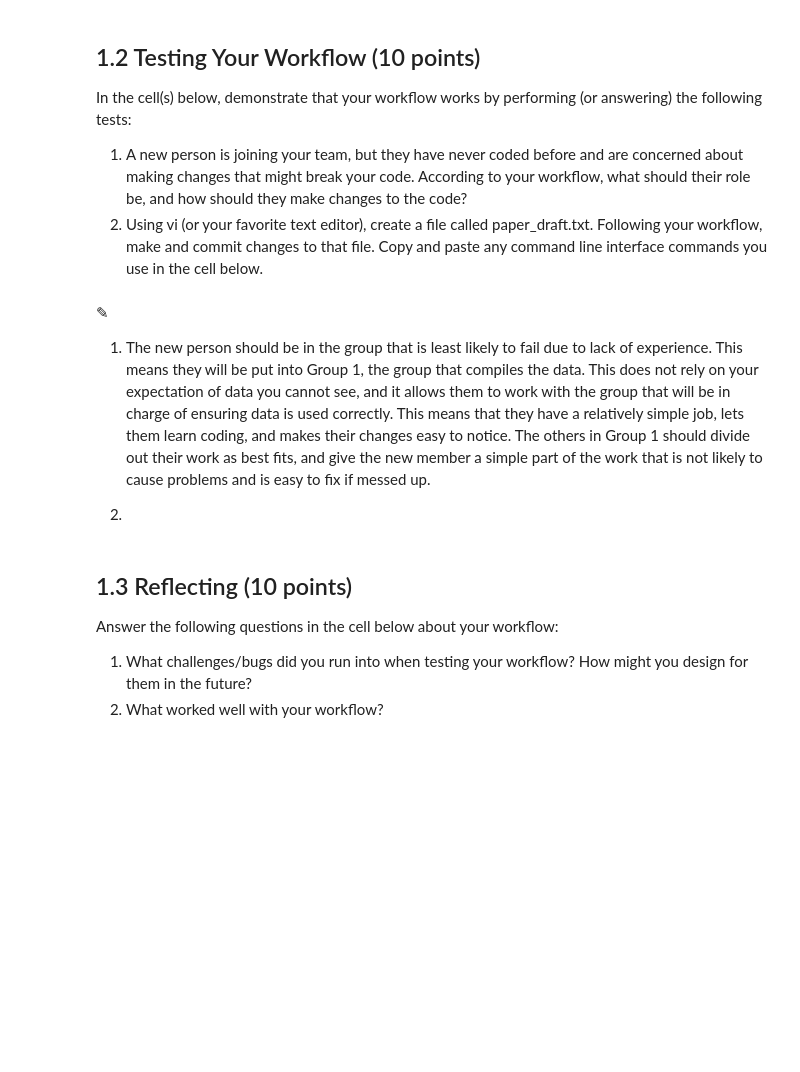
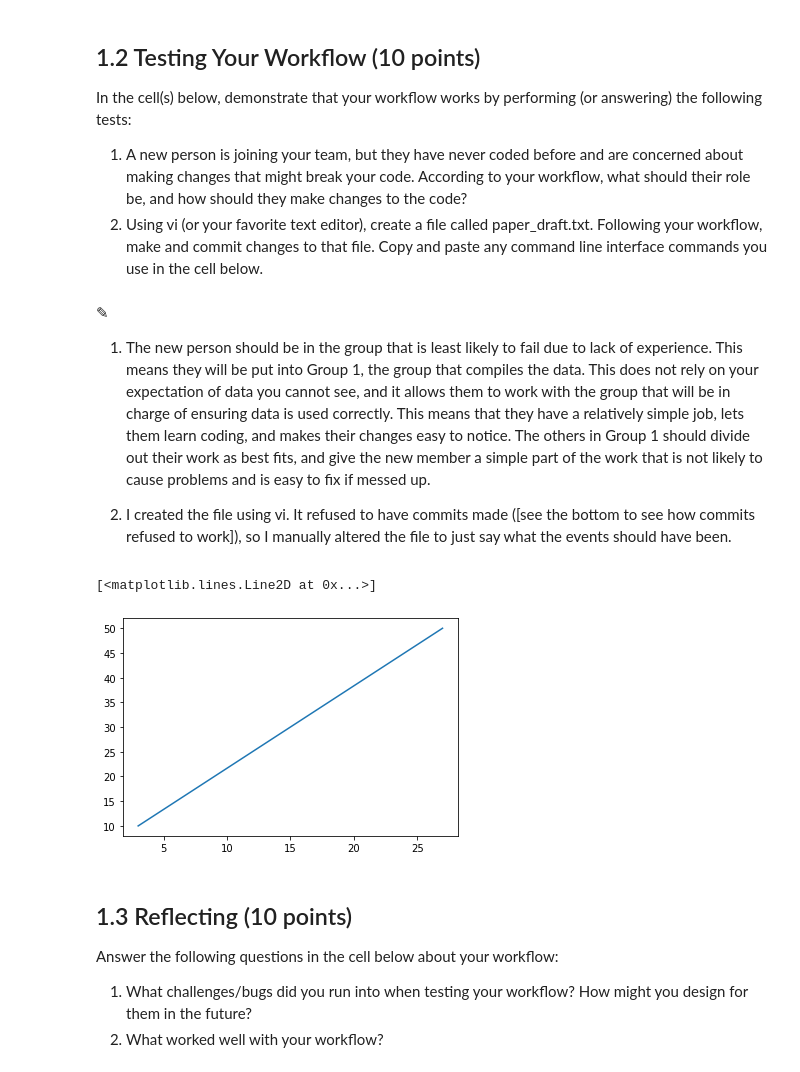
Before and after one commit to Infinity-Null/CMSE202-s23-turnin, a Jupyter notebook: HW1_S23-STUDENT.ipynb, the cells around one changed output. Saved outputs shown, nothing was run; the diff lists cells and outputs as text; code cells hidden in the pictures; blank space fills up the shorter version.

Commit message:
before pulling, I must commit

```diff
--- a/HW1_S23-STUDENT.ipynb
+++ b/HW1_S23-STUDENT.ipynb
@@ -86,4 +86,4 @@ In the cell(s) below, demonstrate that your workflow works by performing (or ans
 <font size=+3>&#9998;</font>
 1. The new person should be in the group that is least likely to fail due to lack of experience. This means they will be put into Group 1, the group that compiles the data. This does not rely on your expectation of data you cannot see, and it allows them to work with the group that will be in charge of ensuring data is used correctly. This means that they have a relatively simple job, lets them learn coding, and makes their changes easy to notice. The others in Group 1 should divide out their work as best fits, and give the new member a simple part of the work that is not likely to cause problems and is easy to fix if messed up.
 
-2.
+2. I created the file using vi. It refused to have commits made ([see the bottom to see how commits refused to work]), so I manually altered the file to just say what the events should have been.
@@ -92,3 +90,30 @@ In the cell(s) below, demonstrate that your workflow works by performing (or ans
+# %%
+#vi paper_draft.txt
+#i
+#Here is the data that everyone worked to obtain:
+import numpy as np
+import matplotlib.pyplot as plt
+([1,2,3,4,5,6,7,8,9,10])
+#Group 1: compiled data, now they are divided into even and odd arrays.
+x=np.array([1,3,5,7,9])
+y=np.array([2,4,6,8,10])
+#Create branch 2
+#Group 2: multiplied all odd values by 3 and all even values by 5.
+x1=3*x
+y1=5*y
+#branch merge
+
+#Create branch 3
+#Group 3: plotted the data as an x,y graph.
+plt.plot(x1,y1)
+#branch merge
+
+#Everyone check for typos
+#esc
+#:wq
+# %% [output]
+[<matplotlib.lines.Line2D at 0x...>]
+[figure, added]
 # %% [markdown]
 ## 1.3 Reflecting (10 points)
 
```
Also changed, not shown: parts of 5 cells of this notebook, 2 other files.
